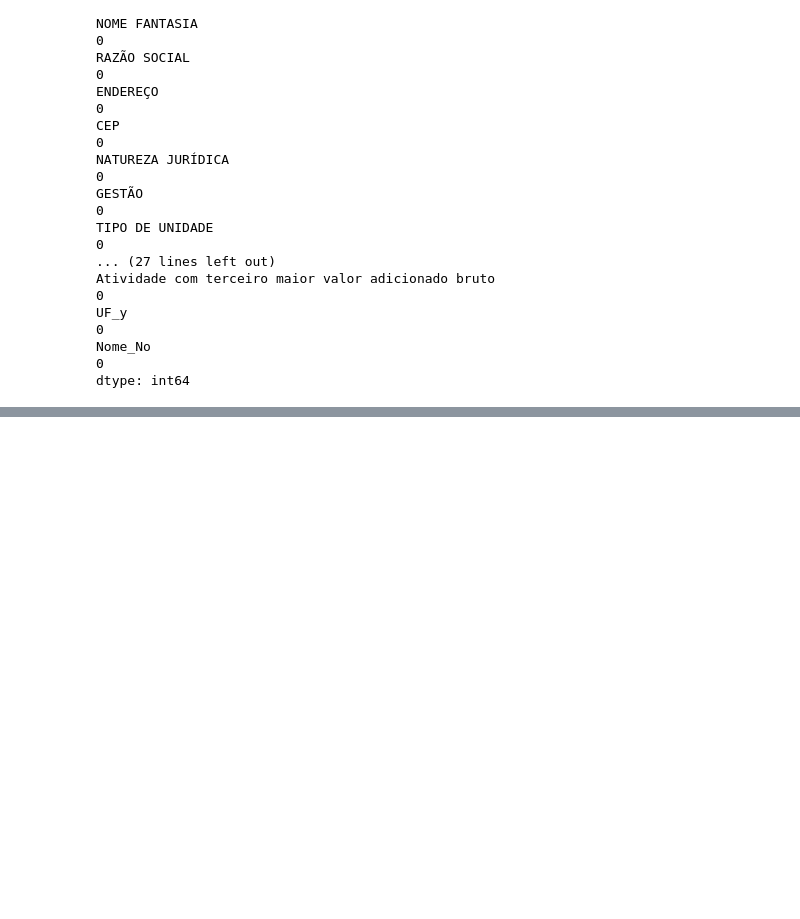
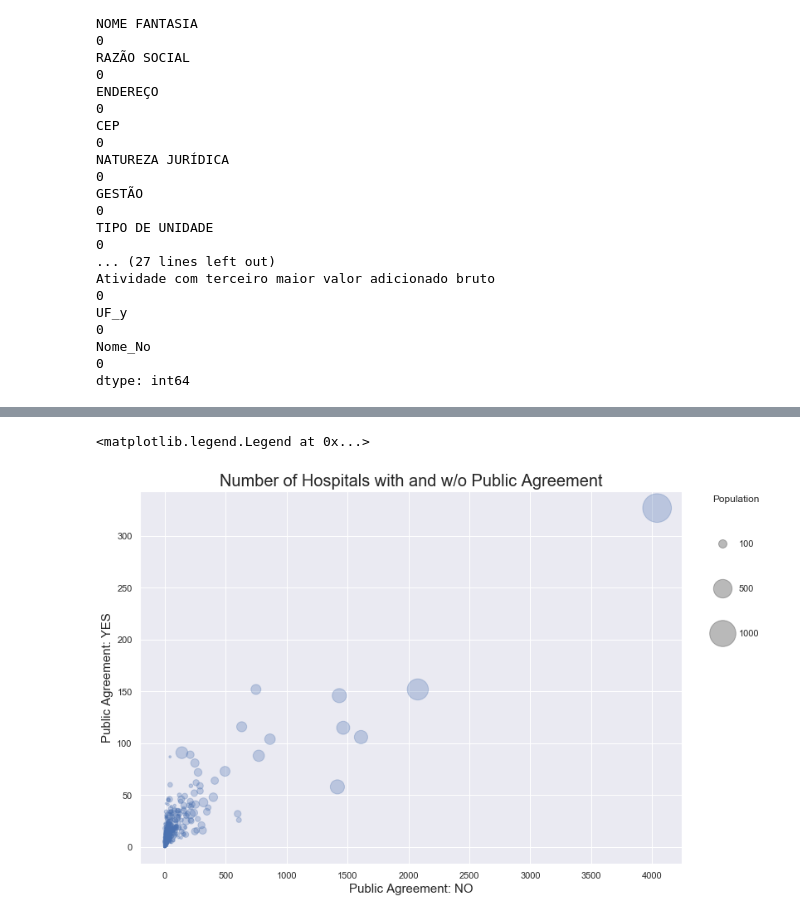
Before and after one commit to tbuzze/hospitalsbrazil2018, a Jupyter notebook: Hospital_Brazil.ipynb, the cells around one changed output, grey strips where cells are left out. Saved outputs shown, nothing was run; the diff lists cells and outputs as text; code cells hidden in the pictures; blank space fills up the shorter version.

```diff
--- a/Hospital_Brazil.ipynb
+++ b/Hospital_Brazil.ipynb
@@ -602,0 +761,4 @@ pib_2015_erro.to_excel('lista completa.xlsx')
+# %%
+#-- grouping by Concat to sum CONVÊNIO SUS? NÃO and CONVÊNIO SUS? SIM
+db_pib_gsus = db_pib_gsus.groupby(['Concat'])['CONVÊNIO SUS?: NÃO', 'CONVÊNIO SUS?: SIM'].sum().reset_index()
+db_pib_gsus.head()
@@ -602,0 +772,4 @@ pib_2015_erro.to_excel('lista completa.xlsx')
+# %%
+db_pib_partial = db_pib.loc[:,['Concat', 'Produto Interno Bruto, a preços correntes\n(R$ 1.000)', 'População\n(Nº de habitantes)']]
+db_pib_partial.drop_duplicates(subset='Concat', inplace=True)
+db_pib_partial.shape
@@ -602,0 +778,4 @@ pib_2015_erro.to_excel('lista completa.xlsx')
+# %%
+#-- merging db_pib_gsus with db_pib to bring data about population and GDP in each city
+db_pib_gsus_merge = pd.merge(left=db_pib_gsus, right=db_pib_partial, left_on='Concat', right_on='Concat', how='left')
+db_pib_gsus_merge.head()
@@ -602,0 +810,16 @@ pib_2015_erro.to_excel('lista completa.xlsx')
+# %%
+#-- reducing Population value
+db_pib_gsus_merge['POP (10000)'] = db_pib_gsus_merge['População\n(Nº de habitantes)'] / 10000
+# %%
+#-- ploting bubble graphic
+plt.scatter(x='CONVÊNIO SUS?: NÃO', y='CONVÊNIO SUS?: SIM', s='POP (10000)', alpha=0.3, data=db_pib_gsus_merge)
+plt.xlabel('Public Agreement: NO', fontsize=15)
+plt.ylabel('Public Agreement: YES', fontsize=15)
+plt.title('Number of Hospitals with and w/o Public Agreement', fontsize=20)
+lo = plt.scatter([],[], c='k', alpha=0.3, s=100, label=str(100))
+li = plt.scatter([],[], c='k', alpha=0.3, s=500, label=str(500))
+ut = plt.scatter([],[], c='k', alpha=0.3, s=1000, label=str(1000))
+plt.legend((lo, li, ut), ('100', '500', '1000'),scatterpoints=1, frameon=False, labelspacing=4, title='Population', bbox_to_anchor=(1.05, 1), loc=2, borderaxespad=0.)
+# %% [output]
+<matplotlib.legend.Legend at 0x...>
+[figure, added]
```
Also changed, not shown: parts of 42 cells of this notebook, 1 other file.
